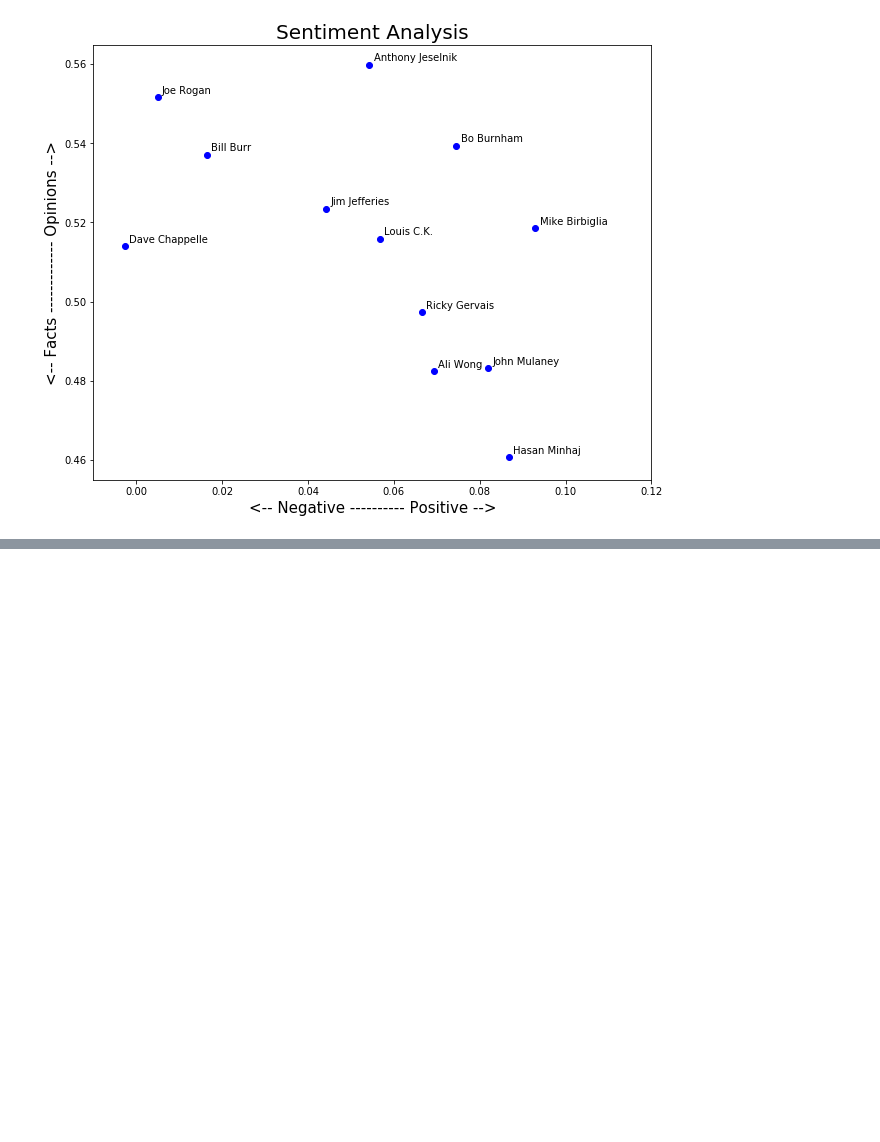
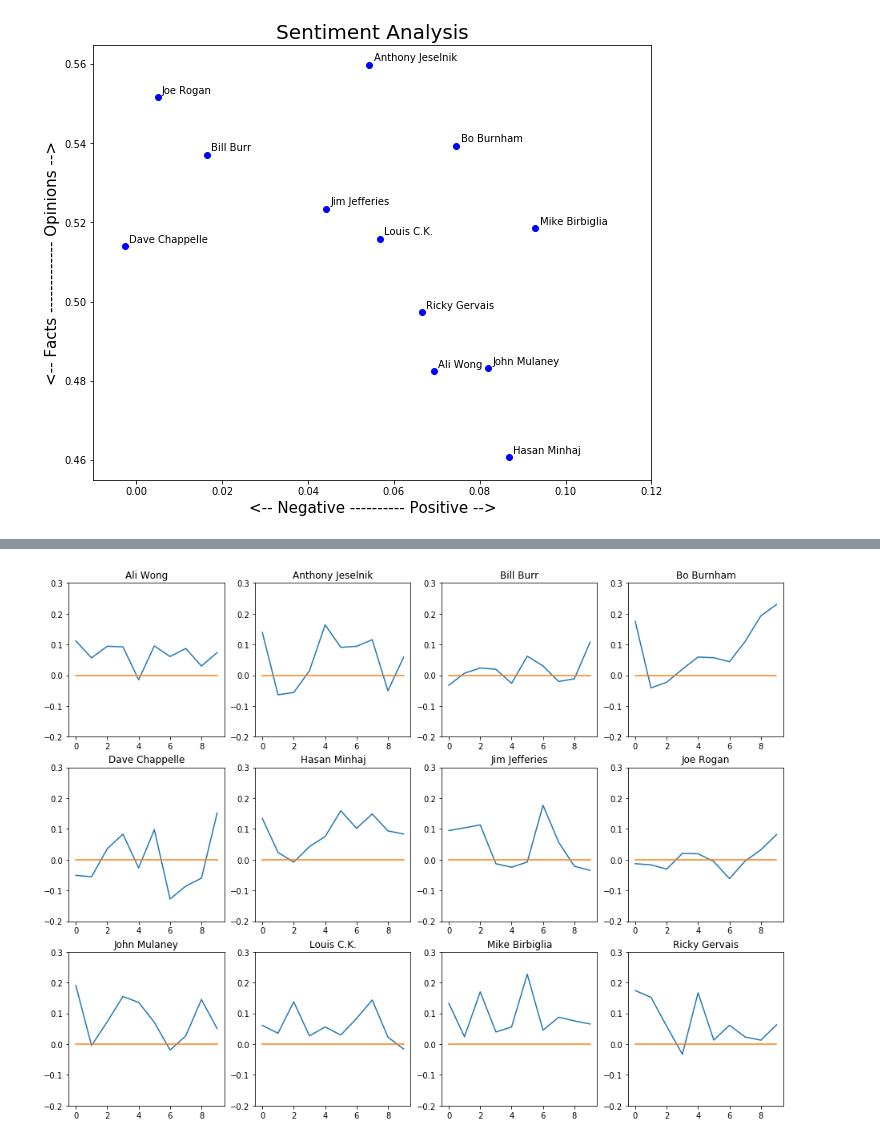
Before and after one commit to borcoferpa92/NLP-BS, a Jupyter notebook: NLP-BS.ipynb, the cells around one changed output, grey strips where cells are left out. Saved outputs shown, nothing was run; the diff lists cells and outputs as text; code cells hidden in the pictures; blank space fills up the shorter version.

```diff
--- a/NLP-BS.ipynb
+++ b/NLP-BS.ipynb
@@ -493,0 +552,15 @@ plt.show();
+# %%
+# plotting polarity for all comedians.
+
+plt.rcParams['figure.figsize'] = [16, 12]
+
+for index, comedian in enumerate(data.index):
+    plt.subplot(3, 4, index + 1)
+    plt.plot(polarityTranscript[index])
+    plt.plot(np.arange(0, 10), np.zeros(10))
+    plt.title(data['full_name'][index])
+    plt.ylim(ymin = -.2, ymax = .3)
+
+plt.show();
+# %% [output]
+[figure, added]
```
Also changed, not shown: parts of 8 cells of this notebook.
